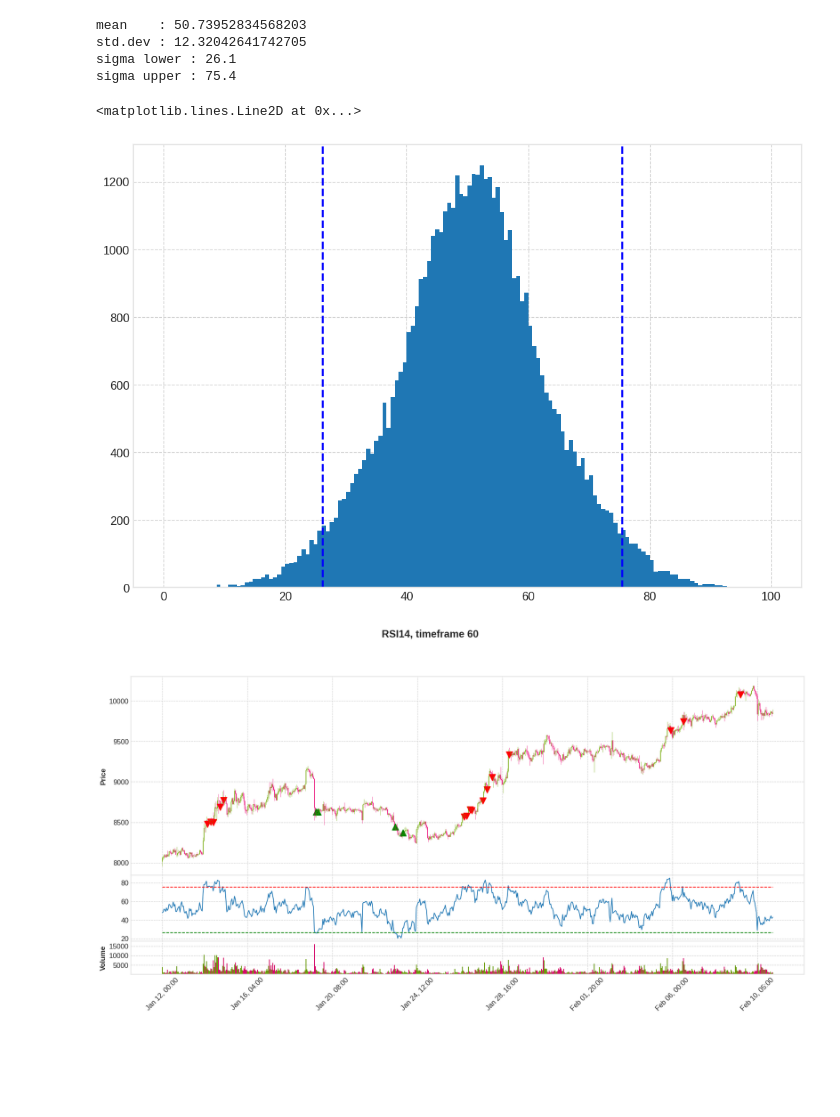
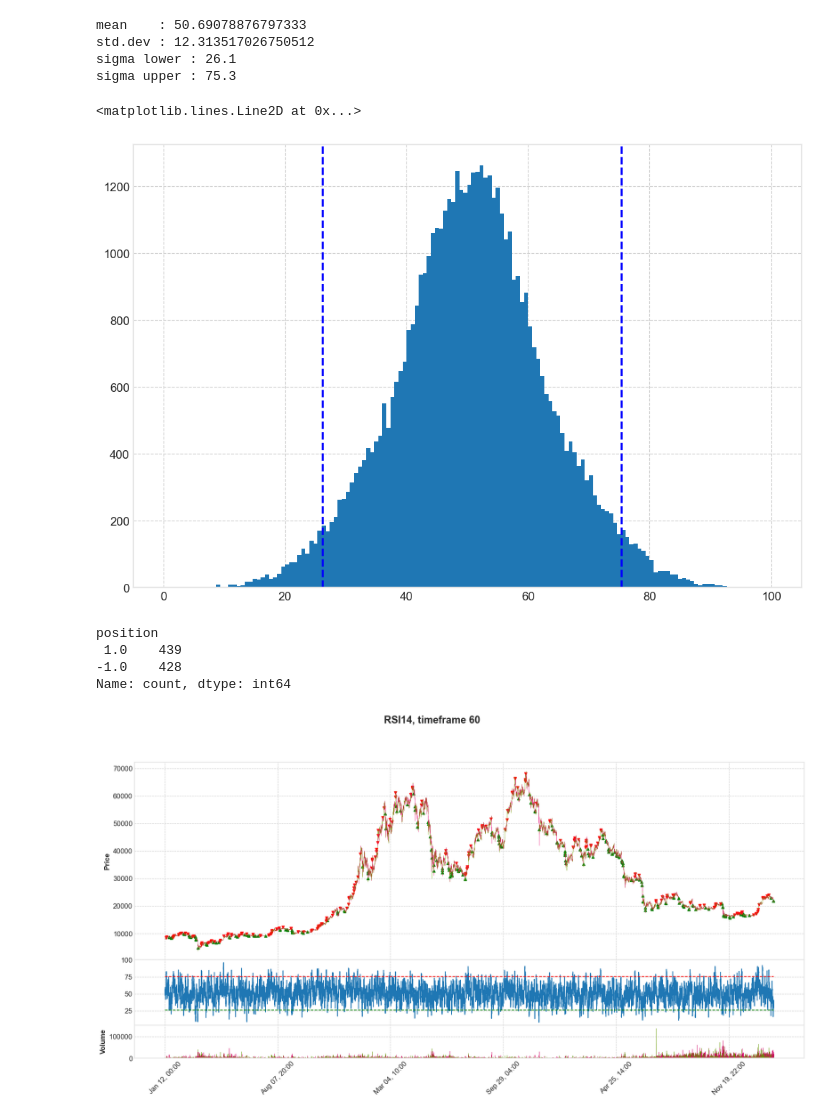
Before and after one commit to sharavsambuu/trading-cost-analysis, a Jupyter notebook: crypto_rsi_slippage.ipynb, the cells around one changed output. Saved outputs shown, nothing was run; the diff lists cells and outputs as text; code cells hidden in the pictures; blank space fills up the shorter version.

```diff
--- a/crypto_rsi_slippage.ipynb
+++ b/crypto_rsi_slippage.ipynb
@@ -15,6 +15,6 @@ import pandas            as pd
 import matplotlib.pyplot as plt
 import mplfinance        as mpf
 # %%
-df_ = pd.read_csv("./data/BTCUSDT.csv", parse_dates=True)
-df_ = df_.set_index(pd.DatetimeIndex(df_['datetime']))
-del df_['datetime']
+df_ = pd.read_csv("/home/sambu/src/dev/binance-history-downloader/data/klines/spot-1m/minute/BTCUSDT.csv", parse_dates=True, index_col=0)
+df_.index = pd.DatetimeIndex(df_.index)
+df_
@@ -191,7 +205,3 @@ plt.show();
-# %%
-df_ = pd.read_csv("./data/BTCUSDT.csv", parse_dates=True)
-df_ = df_.set_index(pd.DatetimeIndex(df_['datetime']))
-del df_['datetime']
 # %%
 timeframe_by_hours  = 1
 timeframe_by_minute = timeframe_by_hours*60
@@ -241,37 +250,60 @@ axs.hist(df[f"rsi_{rsi_period}"].values, bins=150, range=(0.0, 100.0));
 plt.axvline(x=sigma_lower, color='b', label = 'sigma lower', linestyle='--')
 plt.axvline(x=sigma_upper, color='b', label = 'sigma upper', linestyle='--')
 # %% [output]
-mean    : 50.73952834568203
-std.dev : 12.32042641742705
+mean    : 50.69078876797333
+std.dev : 12.313517026750512
 sigma lower : 26.1
-sigma upper : 75.4
+sigma upper : 75.3
 <matplotlib.lines.Line2D at 0x...>
-[figure, old version]
+[figure, new version]
+# %%
+# RSI signals extraction
+
+rsi_upper  = sigma_upper
+rsi_lower  = sigma_lower
+
+
+df['position'] = np.nan
+# Long positions, if RSI cross up rsi_lower level
+df.loc[
+    (df[f"rsi_{rsi_period}"].shift(1)<rsi_lower) & (df[f"rsi_{rsi_period}"]>=rsi_lower),
+    'position'] = 1
+# Short position, if RSI cross down rsi_upper level
+df.loc[
+    (df[f"rsi_{rsi_period}"].shift(1)>rsi_upper) & (df[f"rsi_{rsi_period}"]<=rsi_upper),
+    'position'] = -1
+
+df['position'].value_counts()
+# %% [output]
+position
+ 1.0    439
+-1.0    428
+Name: count, dtype: int64
 # %%
-plot_df = df["2020-01-12":"2020-02-10"].copy(deep=True)
+plot_df = df["2020-01-12":"2023-02-10"].copy(deep=True)
 
 plot_df['rsi_lower'     ] = rsi_lower
 plot_df['rsi_upper'     ] = rsi_upper
 plot_df['short_position'] = np.nan
 plot_df['long_position' ] = np.nan
 plot_df['short_position'] = plot_df[plot_df['position']==-1]['Close']
 plot_df['long_position' ] = plot_df[plot_df['position']== 1]['Close']
 
 apds = [
-    mpf.make_addplot(plot_df['long_position' ], panel=0, type='scatter', markersize=120, marker='^', color='g'),
-    mpf.make_addplot(plot_df['short_position'], panel=0, type='scatter', markersize=120, marker='v', color='r'),
+    mpf.make_addplot(plot_df['long_position' ], panel=0, type='scatter', markersize=20, marker='^', color='g'),
+    mpf.make_addplot(plot_df['short_position'], panel=0, type='scatter', markersize=20, marker='v', color='r'),
     mpf.make_addplot(plot_df[f"rsi_{rsi_period}"], panel=1),
     mpf.make_addplot(plot_df[f"rsi_lower"], panel=1, color='g', linestyle='--'),
     mpf.make_addplot(plot_df[f"rsi_upper"], panel=1, color='r', linestyle='--'),
     ]
 
 mpf.plot(
     plot_df, type='candle', addplot=apds, figsize=(22, 10), figscale=1.6,
     title=f"RSI{rsi_period}, timeframe {timeframe_by_minute}",
     style='binance', volume=True, volume_panel=2, panel_ratios=(6,2,1), show_nontrading=False
     )
 # %% [output]
-[figure, old version]
+[figure, new version]
 # %%
 # Mapping entry prices from higher timeframe to lower timeframe in order to analyze slippages
 # Scenario is like when signal is generated based on Close price of higher timerframe, so we
```
Also changed, not shown: parts of 29 cells of this notebook, 1 other file.
